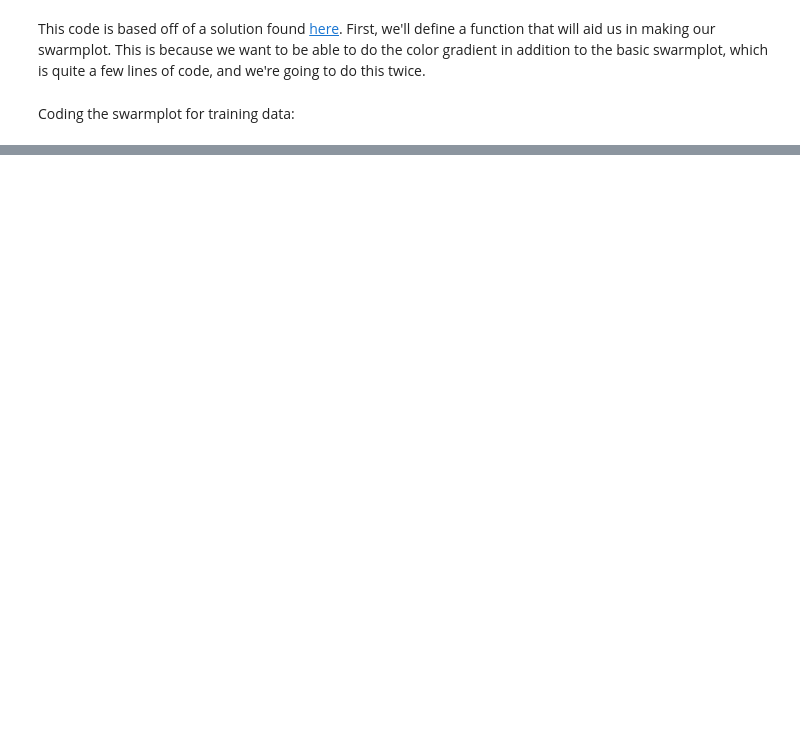
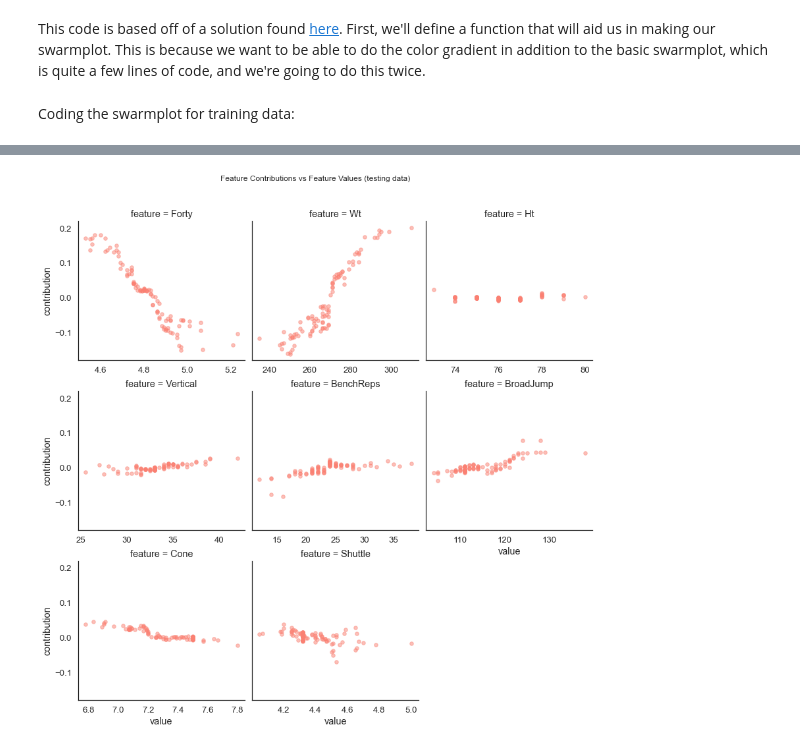
Before and after one commit to serenalotreck/tutorials, a Jupyter notebook: Interpretable_ML/InterpretabilityTutorial_AdaptedVersion.ipynb, the cells around one changed output, grey strips where cells are left out. Saved outputs shown, nothing was run; the diff lists cells and outputs as text; code cells hidden in the pictures; blank space fills up the shorter version.

```diff
--- a/Interpretable_ML/InterpretabilityTutorial_AdaptedVersion.ipynb
+++ b/Interpretable_ML/InterpretabilityTutorial_AdaptedVersion.ipynb
@@ -880,0 +938,9 @@ train_scaled_feat_vals = (train_expl_df.groupby('feature') ##this is sus, I thou
+# %%
+fg = sns.lmplot(x='value', y='contribution', col='feature',
+                data=test_expl_df.loc[test_expl_df.feature!=''],
+                col_order=features, sharex=False, col_wrap=3, fit_reg=False,
+                height=4, scatter_kws={'color':'salmon', 'alpha': 0.5, 's':30})
+fg.fig.suptitle('Feature Contributions vs Feature Values (testing data)')
+fg.fig.subplots_adjust(top=0.90);
+# %% [output]
+[figure, added]
```
Also changed, not shown: parts of 29 cells of this notebook, 1 other file.
